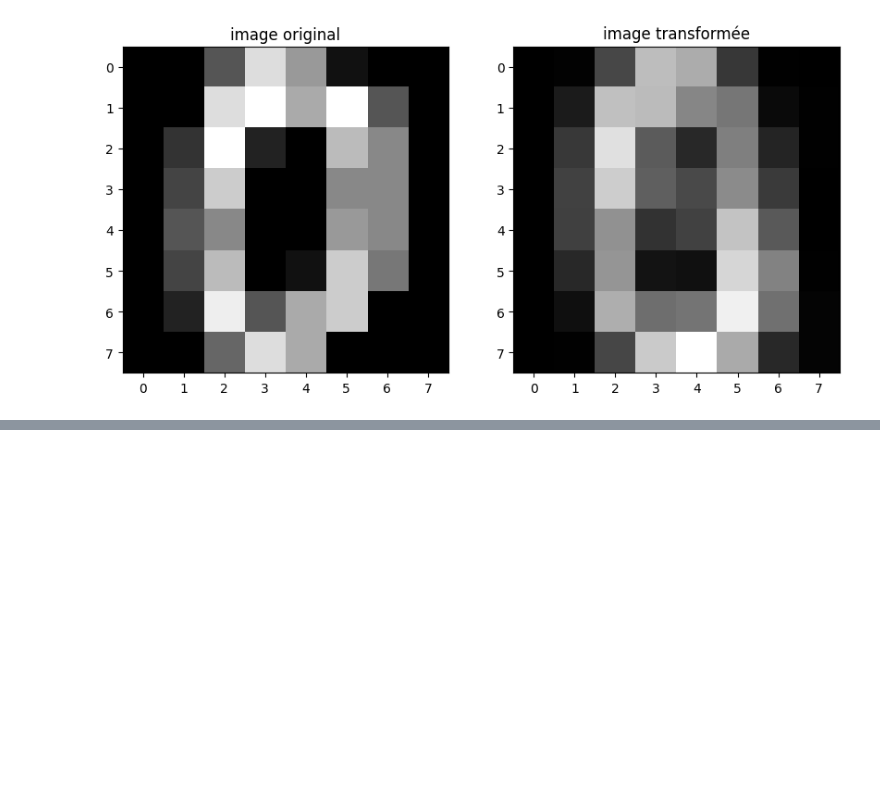
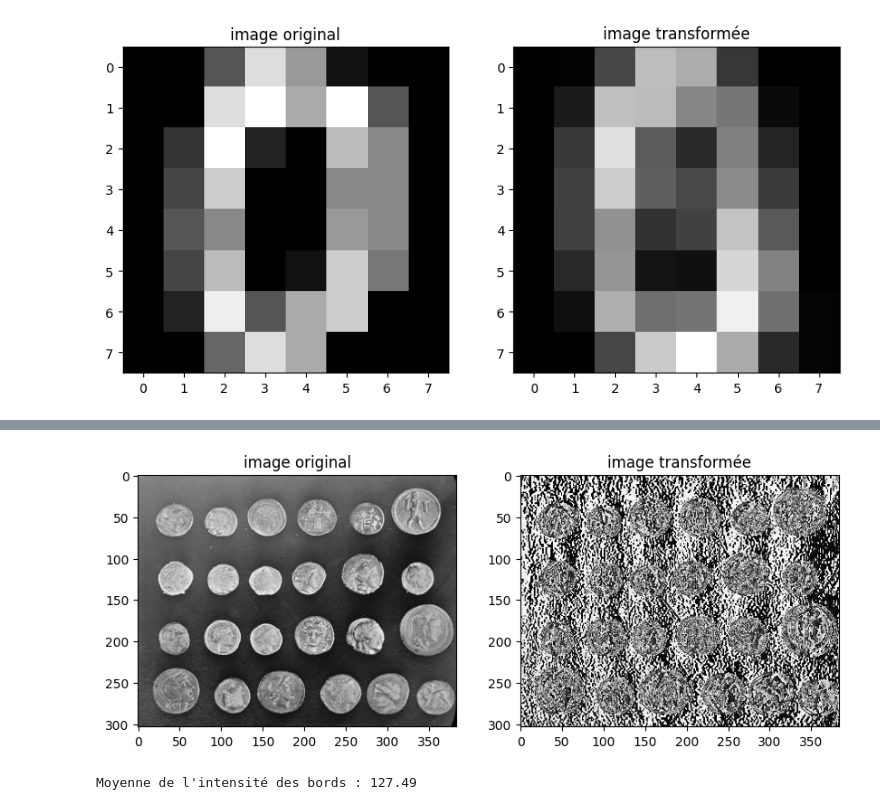
Before and after one commit to bogwee/intro_ml_2025, a Jupyter notebook: src/clovis/code3.ipynb, the cells around one changed output, grey strips where cells are left out. Cells and saved outputs as stored; diff of their text form; code cells hidden in the pictures; blank space fills up the shorter version.

```diff
--- a/src/clovis/code3.ipynb
+++ b/src/clovis/code3.ipynb
@@ -172,0 +249,16 @@ plt.show()
+# %%
+import numpy as np
+import matplotlib.pyplot as plt
+from skimage import data
+from scipy import ndimage
+
+image = data.coins()
+image_norm = image / np.max(image)
+sobel_edges = ndimage.sobel(image)
+
+sobel_affiche(image)
+mean_edge_intensity = np.mean(sobel_edges)
+print(f"Moyenne de l'intensité des bords : {mean_edge_intensity:.2f}")
+# %% [output]
+[figure, added]
+Moyenne de l'intensité des bords : 127.49
```
Also changed, not shown: parts of 13 cells of this notebook.
